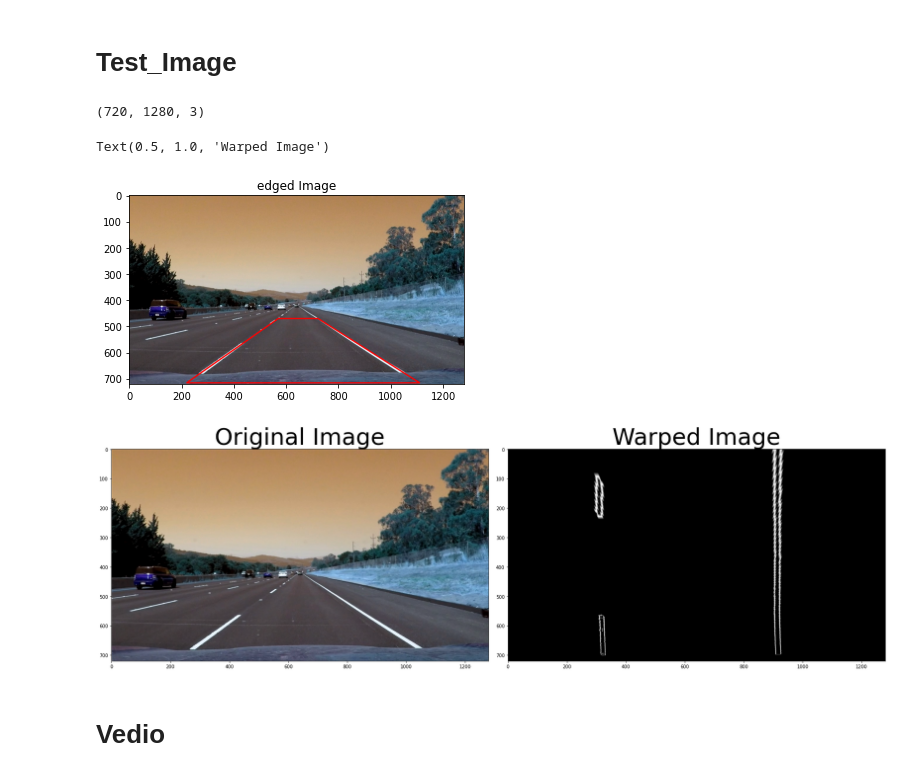
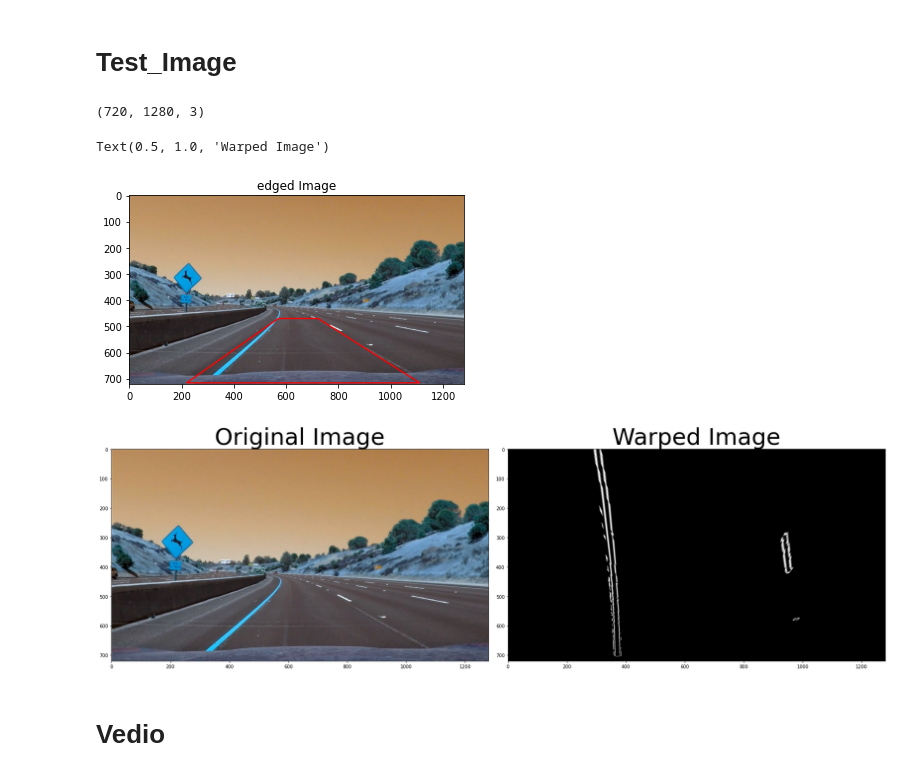
Before and after one commit to marizsafwat/image-processing-project, a Jupyter notebook: Project.ipynb, the cells around one changed output. Drawn from its saved outputs; the diff is of its cells as text; code cells hidden in the pictures.

```diff
--- a/Project.ipynb
+++ b/Project.ipynb
@@ -56,22 +56,22 @@ def binary(img):
 # %% [markdown]
 # Test_Image
 # %%
-test_image = cv2.imread('straight_lines2.jpg')
+test_image = cv2.imread('test2.jpg')
 warped, M_inv,edged_one = binary(test_image)
 plt.imshow(edged_one, cmap='gray')
 plt.title('edged Image')
 
 f, (ax1, ax2) = plt.subplots(1, 2,figsize=(24, 9))
 f.tight_layout()
 ax1.imshow(test_image)
 ax1.set_title('Original Image', fontsize=50)
 ax2.imshow(warped, cmap='gray')
 ax2.set_title('Warped Image', fontsize=50)
 # %% [output]
 (720, 1280, 3)
 Text(0.5, 1.0, 'Warped Image')
-[figure, old version]
+[figure, new version]
-[figure, old version]
+[figure, new version]
 # %% [markdown]
 # Vedio
 # %%
```
Also changed, not shown: parts of 4 cells of this notebook.
